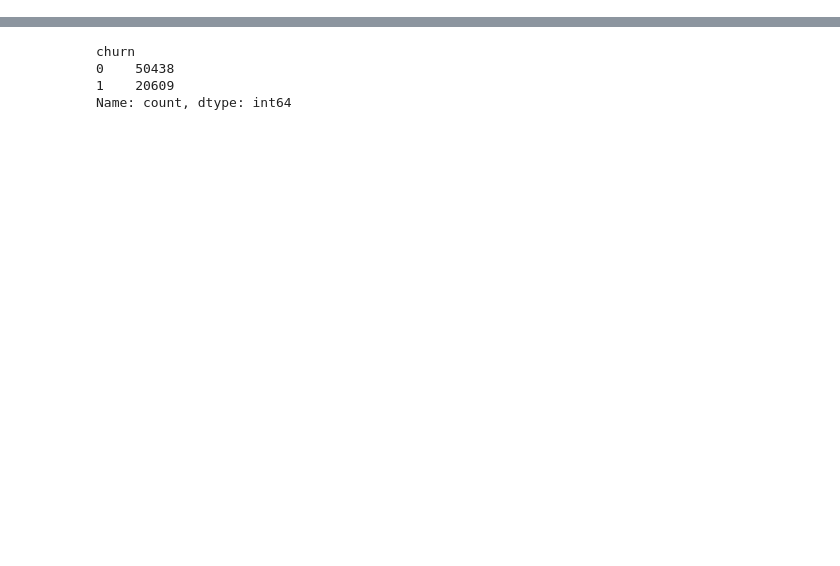
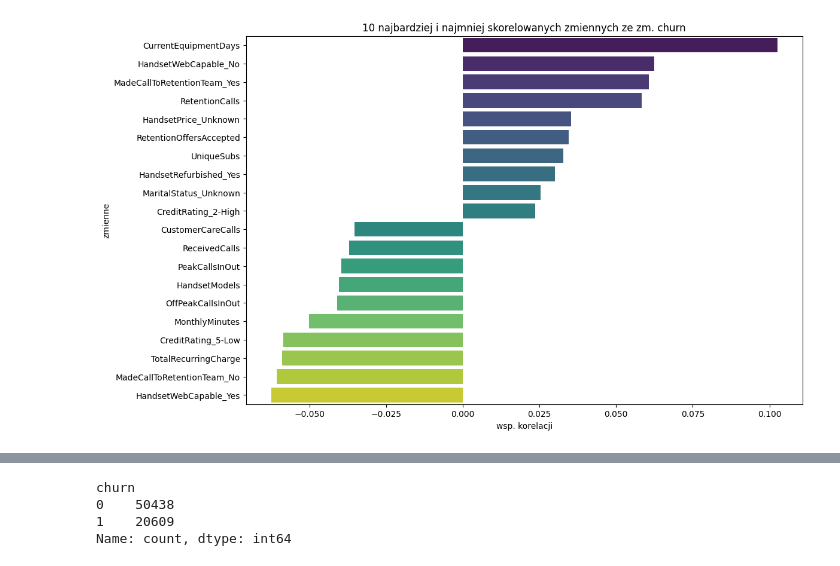
Before and after one commit to GrzegKrajewski/Masters_churn, a Jupyter notebook: code_masters_gk.ipynb, the cells around one changed output, grey strips where cells are left out. Cells and saved outputs as stored; diff of their text form; code cells hidden in the pictures; blank space fills up the shorter version.

```diff
--- a/code_masters_gk.ipynb
+++ b/code_masters_gk.ipynb
@@ -42,0 +79,18 @@ df
+# %%
+correlation_matrix = df.drop(columns='Churn_No').corr()
+# correlation_matrix=correlation_matrix.drop(columns='Churn_No')
+churn_correlation = correlation_matrix['Churn_Yes'].sort_values()
+# churn_correlation = churn_correlation.drop(columns='Churn_No')
+most_correlated = churn_correlation.tail(11).head(10)  # Exclude the 'Churn' correlation with itself
+least_correlated = churn_correlation.head(10)
+combined_correlations = pd.concat([most_correlated, least_correlated]).sort_values(ascending=False)
+
+
+plt.figure(figsize=(12, 8))
+sns.barplot(x=combined_correlations.values, y=combined_correlations.index, palette='viridis')
+plt.title('10 najbardziej i najmniej skorelowanych zmiennych ze zm. churn')
+plt.xlabel('wsp. korelacji')
+plt.ylabel('zmienne')
+plt.show()
+# %% [output]
+[figure, added]
```
Also changed, not shown: parts of 11 cells of this notebook, 2 other files.
